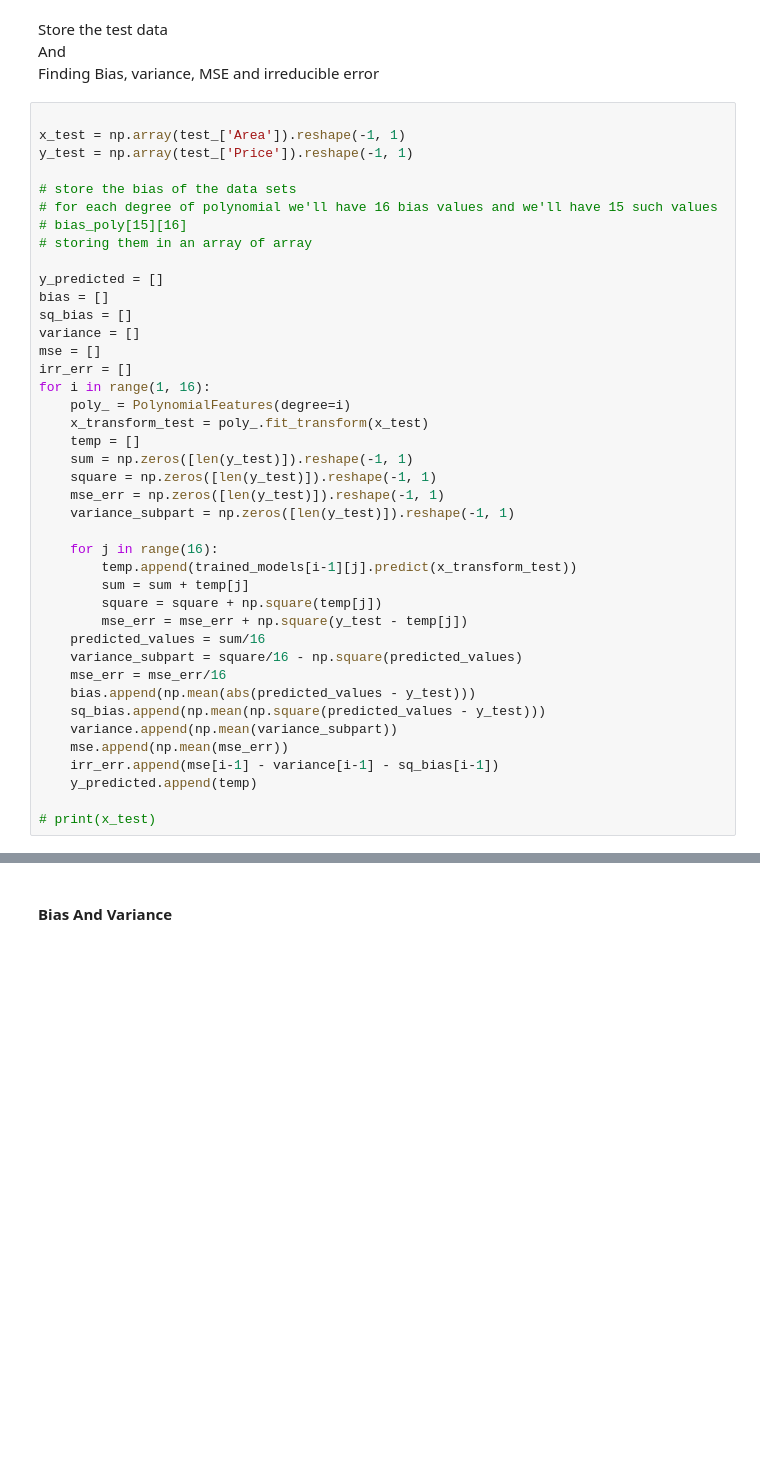
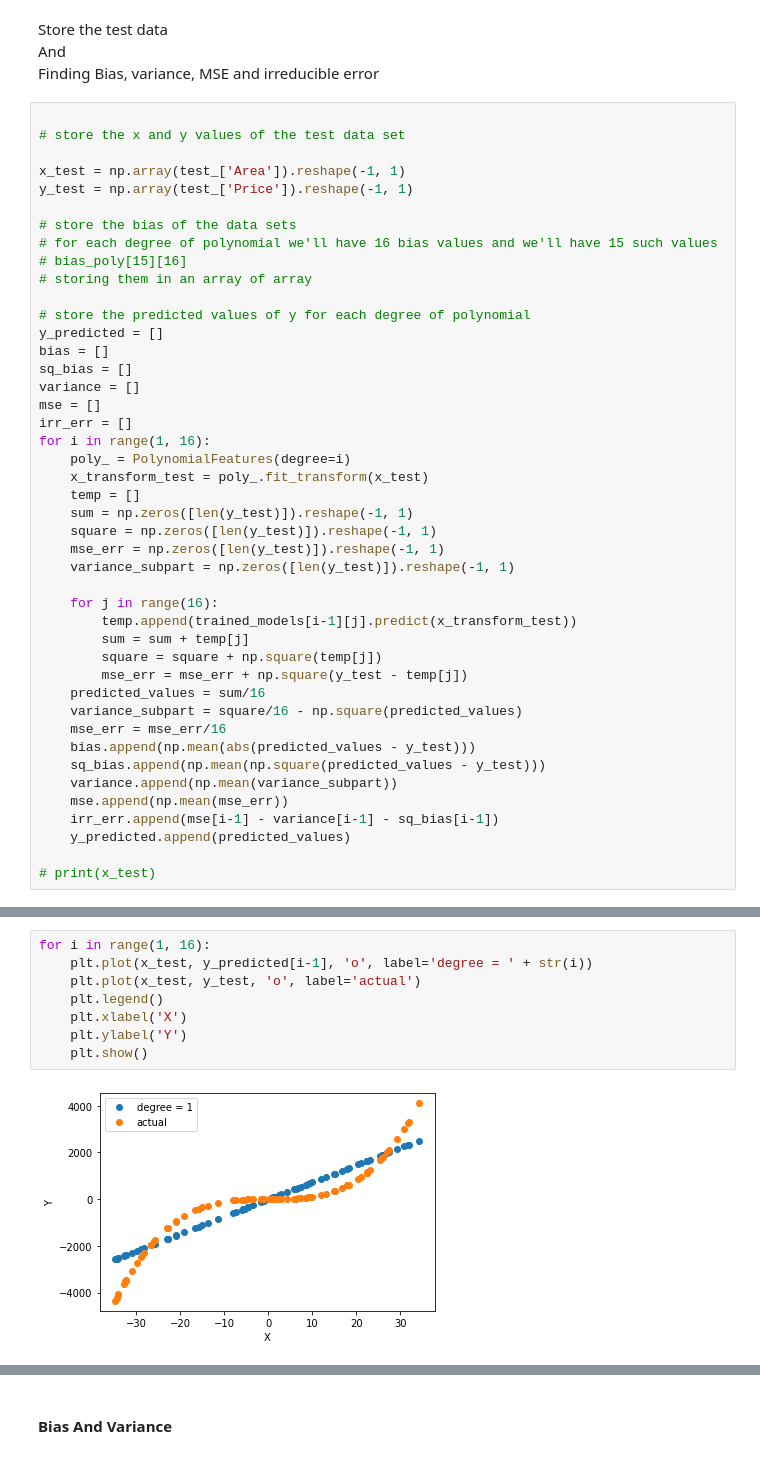
Before and after one commit to KarmanjyotSingh/MDL-1, a Jupyter notebook: notebook.ipynb, the cells around one changed output, grey strips where cells are left out. Drawn from its saved outputs; the diff is of its cells as text; blank space fills up the shorter version.

Commit message:
Added Graph Plots

```diff
--- a/notebook.ipynb
+++ b/notebook.ipynb
@@ -117,6 +130,8 @@ Store the test data <br>
 And <br>
 Finding Bias, variance, MSE and irreducible error
 # %%
+
+# store the x and y values of the test data set
 
 x_test = np.array(test_['Area']).reshape(-1, 1)
 y_test = np.array(test_['Price']).reshape(-1, 1)
@@ -126,6 +141,7 @@ y_test = np.array(test_['Price']).reshape(-1, 1)
 # bias_poly[15][16]
 # storing them in an array of array
 
+# store the predicted values of y for each degree of polynomial
 y_predicted = []
 bias = []
 sq_bias = []
@@ -154,6 +170,6 @@ for i in range(1, 16):
     variance.append(np.mean(variance_subpart))
     mse.append(np.mean(mse_err))
     irr_err.append(mse[i-1] - variance[i-1] - sq_bias[i-1])
-    y_predicted.append(temp)
+    y_predicted.append(predicted_values)
 
 # print(x_test)
@@ -159,0 +178,10 @@ for i in range(1, 16):
+# %%
+for i in range(1, 16):
+    plt.plot(x_test, y_predicted[i-1], 'o', label='degree = ' + str(i))
+    plt.plot(x_test, y_test, 'o', label='actual')
+    plt.legend()
+    plt.xlabel('X')
+    plt.ylabel('Y')
+    plt.show()
+# %% [output]
+[figure, added]
```
Also changed, not shown: parts of 11 cells of this notebook.
